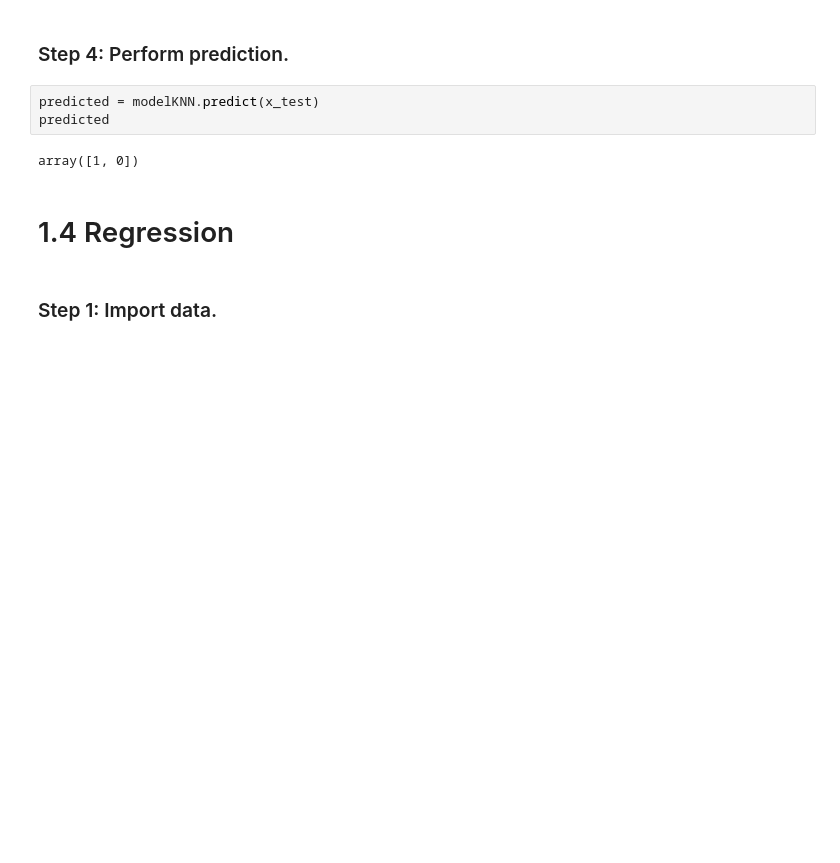
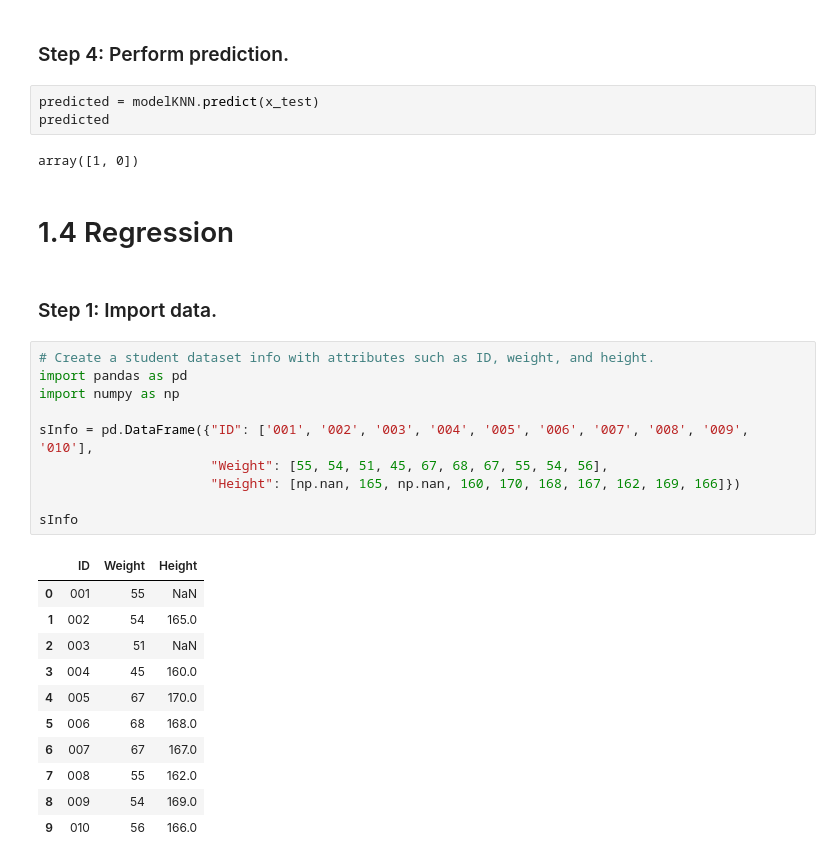
Before and after one commit to Temiloluwa-Oloye/Missing-Value-Processing, a Jupyter notebook: missing_value_processing.ipynb, the cells around one changed output. Saved outputs shown, nothing was run; the diff lists cells and outputs as text; blank space fills up the shorter version.

```diff
--- a/missing_value_processing.ipynb
+++ b/missing_value_processing.ipynb
@@ -444,3 +444,25 @@ array([1, 0])
 # 1.4 Regression #
 # %% [markdown]
 ### Step 1: Import data. ###
+# %%
+# Create a student dataset info with attributes such as ID, weight, and height.
+import pandas as pd
+import numpy as np
+
+sInfo = pd.DataFrame({"ID": ['001', '002', '003', '004', '005', '006', '007', '008', '009', '010'],
+                      "Weight": [55, 54, 51, 45, 67, 68, 67, 55, 54, 56],
+                      "Height": [np.nan, 165, np.nan, 160, 170, 168, 167, 162, 169, 166]})
+
+sInfo
+# %% [output]
+|  | ID | Weight | Height |
+| 0 | 001 | 55 | NaN |
+| 1 | 002 | 54 | 165.0 |
+| 2 | 003 | 51 | NaN |
+| 3 | 004 | 45 | 160.0 |
+| 4 | 005 | 67 | 170.0 |
+| 5 | 006 | 68 | 168.0 |
+| 6 | 007 | 67 | 167.0 |
+| 7 | 008 | 55 | 162.0 |
+| 8 | 009 | 54 | 169.0 |
+| 9 | 010 | 56 | 166.0 |
```
Also changed, not shown: parts of 7 cells of this notebook.
